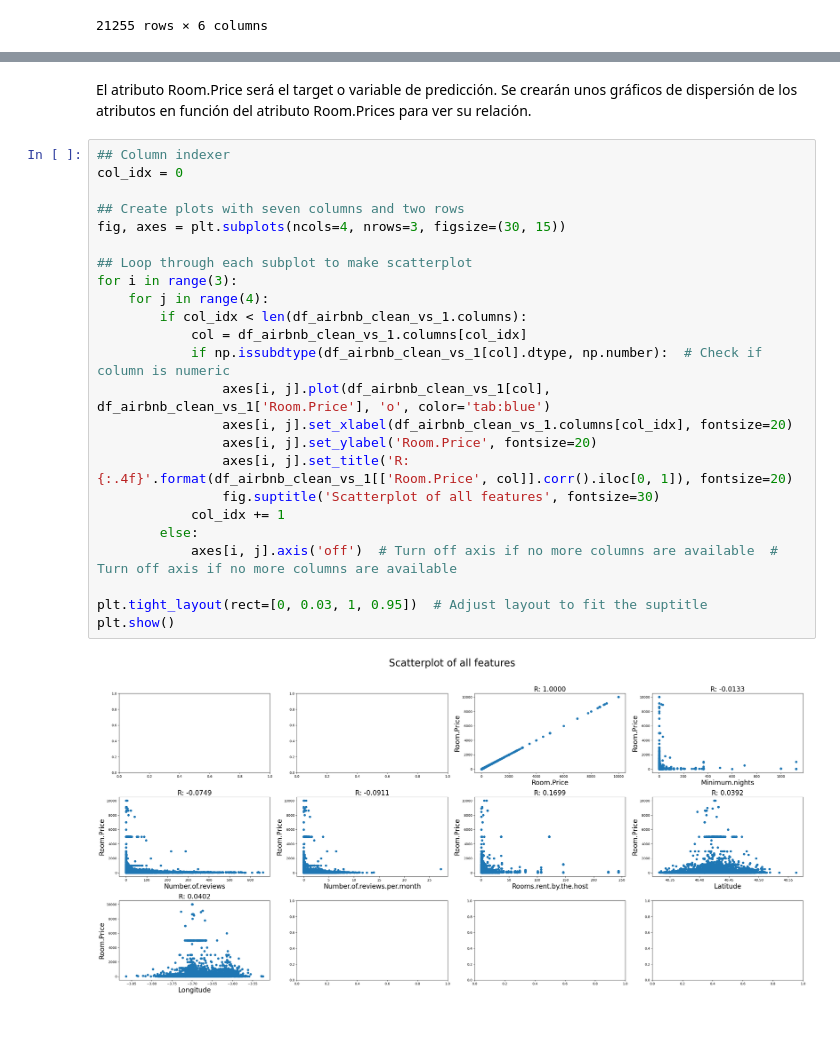
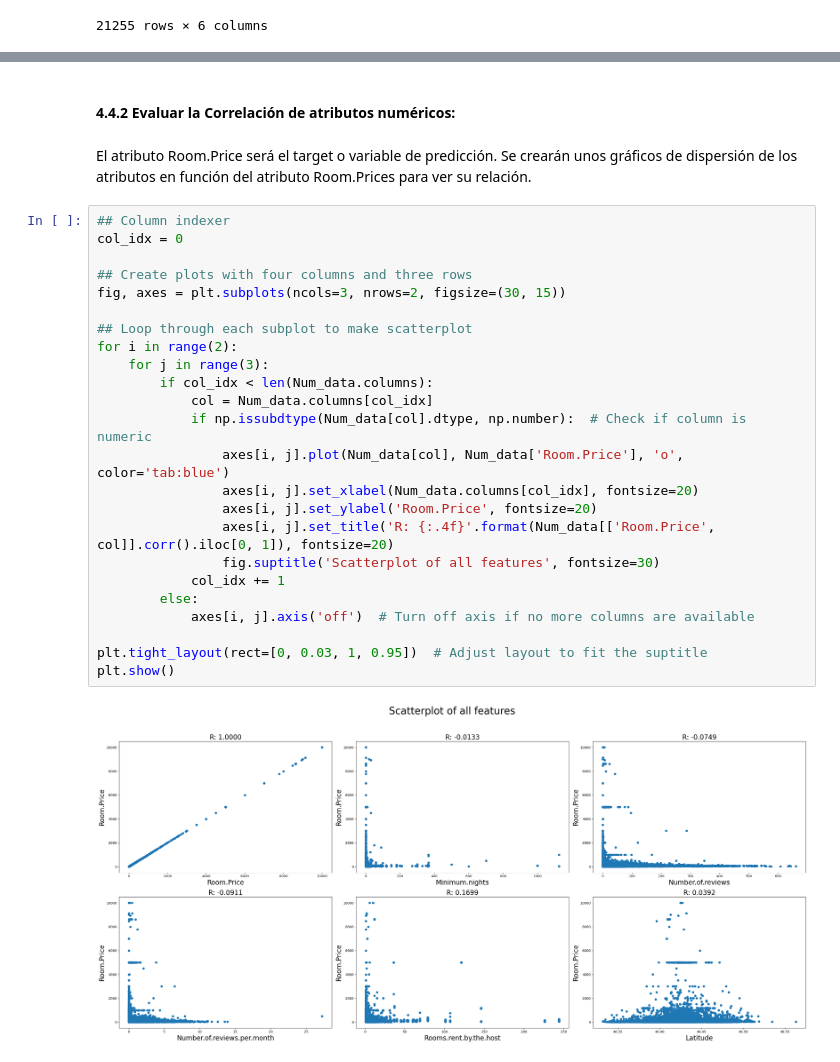
Before and after one commit to AndreaTJ/Tech-Girls-Glovo, a Jupyter notebook: notebooks/MLRegression_model_airbnb.ipynb, the cells around one changed output, grey strips where cells are left out. Saved outputs shown, nothing was run; the diff lists cells and outputs as text; blank space fills up the shorter version.

Commit message:
updated notebook modelo airbnb

```diff
--- a/notebooks/MLRegression_model_airbnb.ipynb
+++ b/notebooks/MLRegression_model_airbnb.ipynb
@@ -323,28 +341,30 @@ cat.describe()
+# %% [markdown]
+#### 4.4.2 Evaluar la Correlación de atributos numéricos:
 # %% [markdown]
 El atributo Room.Price será el target o variable de predicción. Se crearán unos gráficos de dispersión de los atributos en función del atributo Room.Prices para ver su relación.
 # %%
 ## Column indexer
 col_idx = 0
 
-## Create plots with seven columns and two rows
-fig, axes = plt.subplots(ncols=4, nrows=3, figsize=(30, 15))
+## Create plots with four columns and three rows
+fig, axes = plt.subplots(ncols=3, nrows=2, figsize=(30, 15))
 
 ## Loop through each subplot to make scatterplot
-for i in range(3):
-    for j in range(4):
-        if col_idx < len(df_airbnb_clean_vs_1.columns):
-            col = df_airbnb_clean_vs_1.columns[col_idx]
-            if np.issubdtype(df_airbnb_clean_vs_1[col].dtype, np.number):  # Check if column is numeric
-                axes[i, j].plot(df_airbnb_clean_vs_1[col], df_airbnb_clean_vs_1['Room.Price'], 'o', color='tab:blue')
-                axes[i, j].set_xlabel(df_airbnb_clean_vs_1.columns[col_idx], fontsize=20)
+for i in range(2):
+    for j in range(3):
+        if col_idx < len(Num_data.columns):
+            col = Num_data.columns[col_idx]
+            if np.issubdtype(Num_data[col].dtype, np.number):  # Check if column is numeric
+                axes[i, j].plot(Num_data[col], Num_data['Room.Price'], 'o', color='tab:blue')
+                axes[i, j].set_xlabel(Num_data.columns[col_idx], fontsize=20)
                 axes[i, j].set_ylabel('Room.Price', fontsize=20)
-                axes[i, j].set_title('R: {:.4f}'.format(df_airbnb_clean_vs_1[['Room.Price', col]].corr().iloc[0, 1]), fontsize=20)
+                axes[i, j].set_title('R: {:.4f}'.format(Num_data[['Room.Price', col]].corr().iloc[0, 1]), fontsize=20)
                 fig.suptitle('Scatterplot of all features', fontsize=30)
             col_idx += 1
         else:
-            axes[i, j].axis('off')  # Turn off axis if no more columns are available  # Turn off axis if no more columns are available
+            axes[i, j].axis('off')  # Turn off axis if no more columns are available
 
 plt.tight_layout(rect=[0, 0.03, 1, 0.95])  # Adjust layout to fit the suptitle
 plt.show()
 # %% [output]
-[figure, old version]
+[figure, new version]
```
Also changed, not shown: parts of 12 cells of this notebook.
